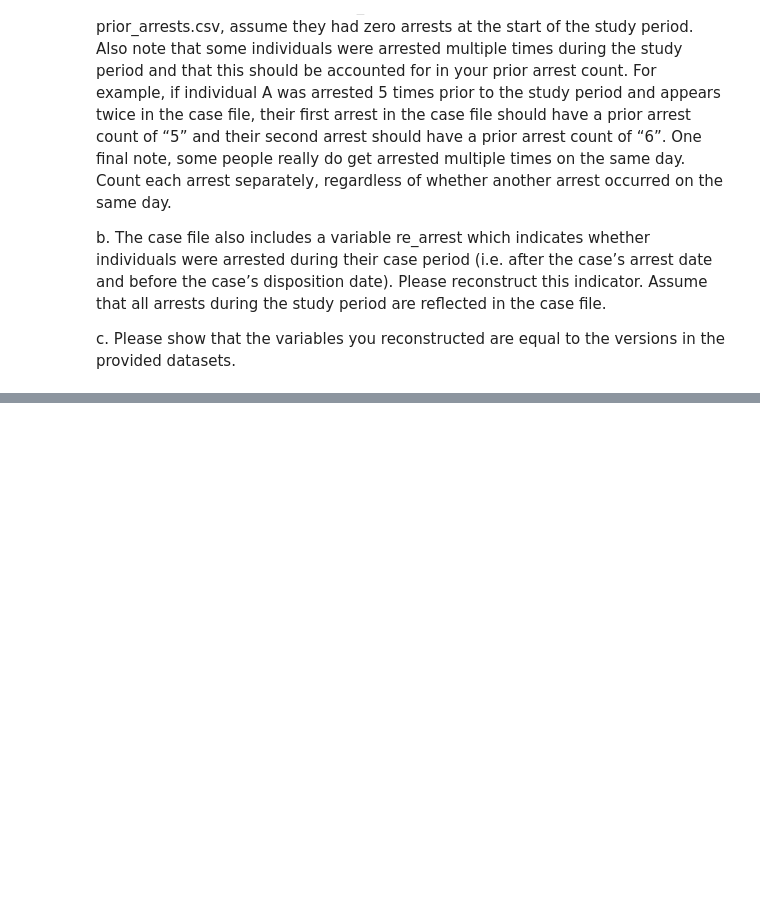
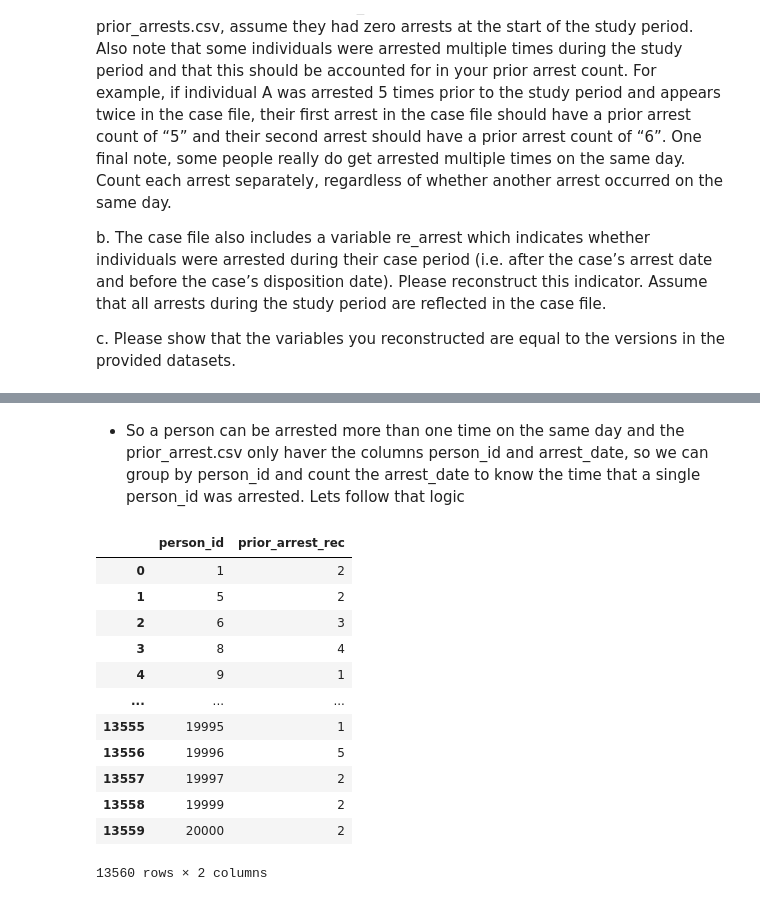
Before and after one commit to jesoto/Upen, a Jupyter notebook: notebooks/Untitled0.ipynb, the cells around one changed output, grey strips where cells are left out. Saved outputs shown, nothing was run; the diff lists cells and outputs as text; code cells hidden in the pictures; blank space fills up the shorter version.

```diff
--- a/notebooks/Untitled0.ipynb
+++ b/notebooks/Untitled0.ipynb
@@ -467,0 +310,20 @@ _iddf_case[df_case.person_id.duplicated('first') == False].merge(prior.groupby('
+# %% [markdown]
+- So a person can be arrested more than one time on the same day and the prior_arrest.csv only haver the columns person_id and arrest_date, so we can group by person_id and count the arrest_date to know the time that a single person_id was arrested. Lets follow that logic
+# %%
+#we group by person_id and count the dates as arrests, then reset the index,convert to frame and rename the column
+priors = prior.groupby('person_id').arrest_date.count().to_frame().reset_index().rename(columns = {'arrest_date':'prior_arrest_rec'})
+priors
+# %% [output]
+|  | person_id | prior_arrest_rec |
+| 0 | 1 | 2 |
+| 1 | 5 | 2 |
+| 2 | 6 | 3 |
+| 3 | 8 | 4 |
+| 4 | 9 | 1 |
+| ... | ... | ... |
+| 13555 | 19995 | 1 |
+| 13556 | 19996 | 5 |
+| 13557 | 19997 | 2 |
+| 13558 | 19999 | 2 |
+| 13559 | 20000 | 2 |
+13560 rows × 2 columns
```
Also changed, not shown: parts of 43 cells of this notebook.
